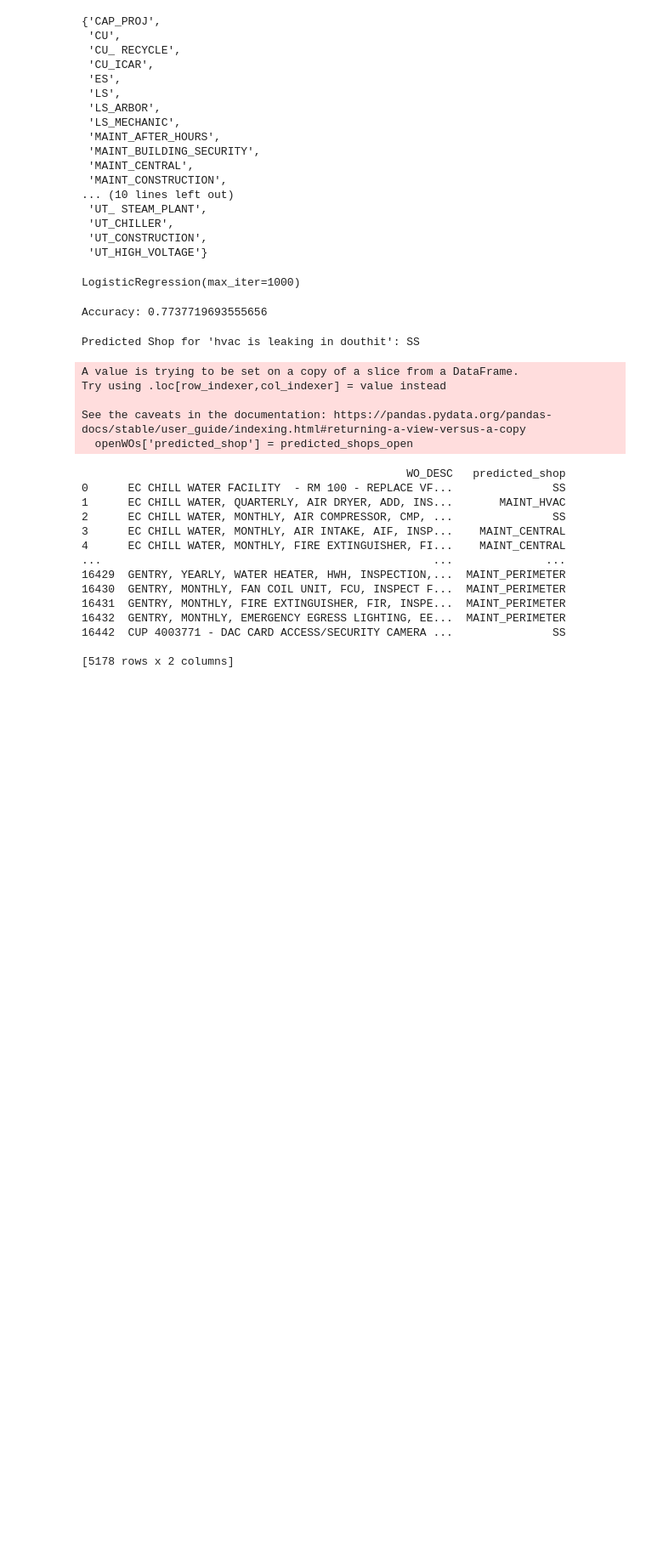
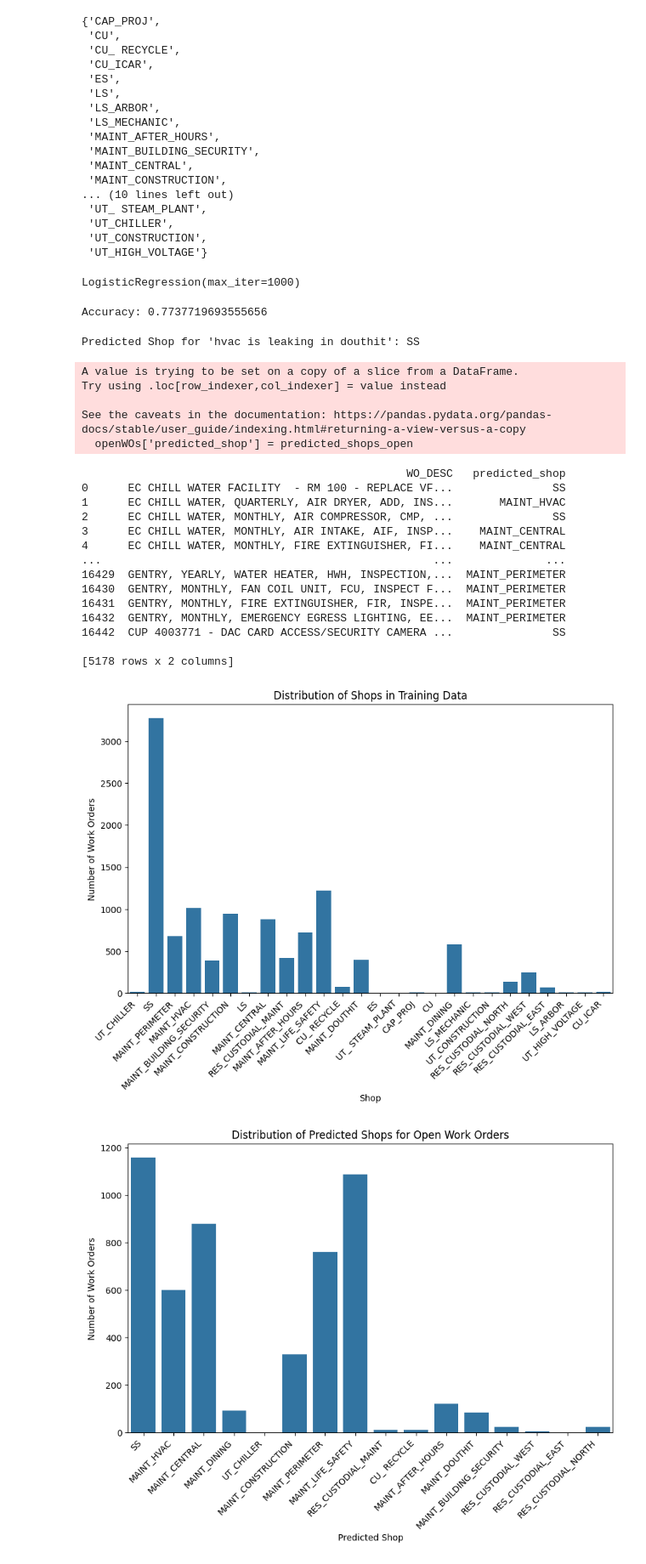
Before and after one commit to CamdenSpehl/cevac_workflow_classification, a Jupyter notebook: mapping_scripts/cevac_data_visualization.ipynb, the cells around one changed output. Shown at 85% size. Saved outputs shown, nothing was run; the diff lists cells and outputs as text; code cells hidden in the pictures; blank space fills up the shorter version.

Commit message:
adding visualizations

```diff
--- a/mapping_scripts/cevac_data_visualization.ipynb
+++ b/mapping_scripts/cevac_data_visualization.ipynb
@@ -156,3 +159,30 @@ print(openWOs[['WO_DESC', 'predicted_shop']])
 16442  CUP 4003771 - DAC CARD ACCESS/SECURITY CAMERA ...               SS
 
 [5178 rows x 2 columns]
+# %%
+plt.figure(figsize=(10, 6))
+sns.countplot(x='WO_SHOP', data=closedWOs)
+plt.title('Distribution of Shops in Training Data')
+plt.xlabel('Shop')
+plt.ylabel('Number of Work Orders')
+plt.xticks(rotation=45, ha='right')
+plt.show()
+
+plt.figure(figsize=(10, 6))
+sns.countplot(x='predicted_shop', data=openWOs)
+plt.title('Distribution of Predicted Shops for Open Work Orders')
+plt.xlabel('Predicted Shop')
+plt.ylabel('Number of Work Orders')
+plt.xticks(rotation=45, ha='right')
+plt.show()
+
+text = " ".join(closedWOs['WO_DESC'].astype(str))
+wordcloud = WordCloud(width=800, height=400, background_color='white').generate(text)
+plt.figure(figsize=(10, 5))
+plt.imshow(wordcloud, interpolation='bilinear')
+plt.axis('off')
+plt.title('Word Cloud of WO_DESC')
+plt.show()
+# %% [output]
+[figure, added]
+[figure, added]
```
Also changed, not shown: parts of 2 cells of this notebook.
